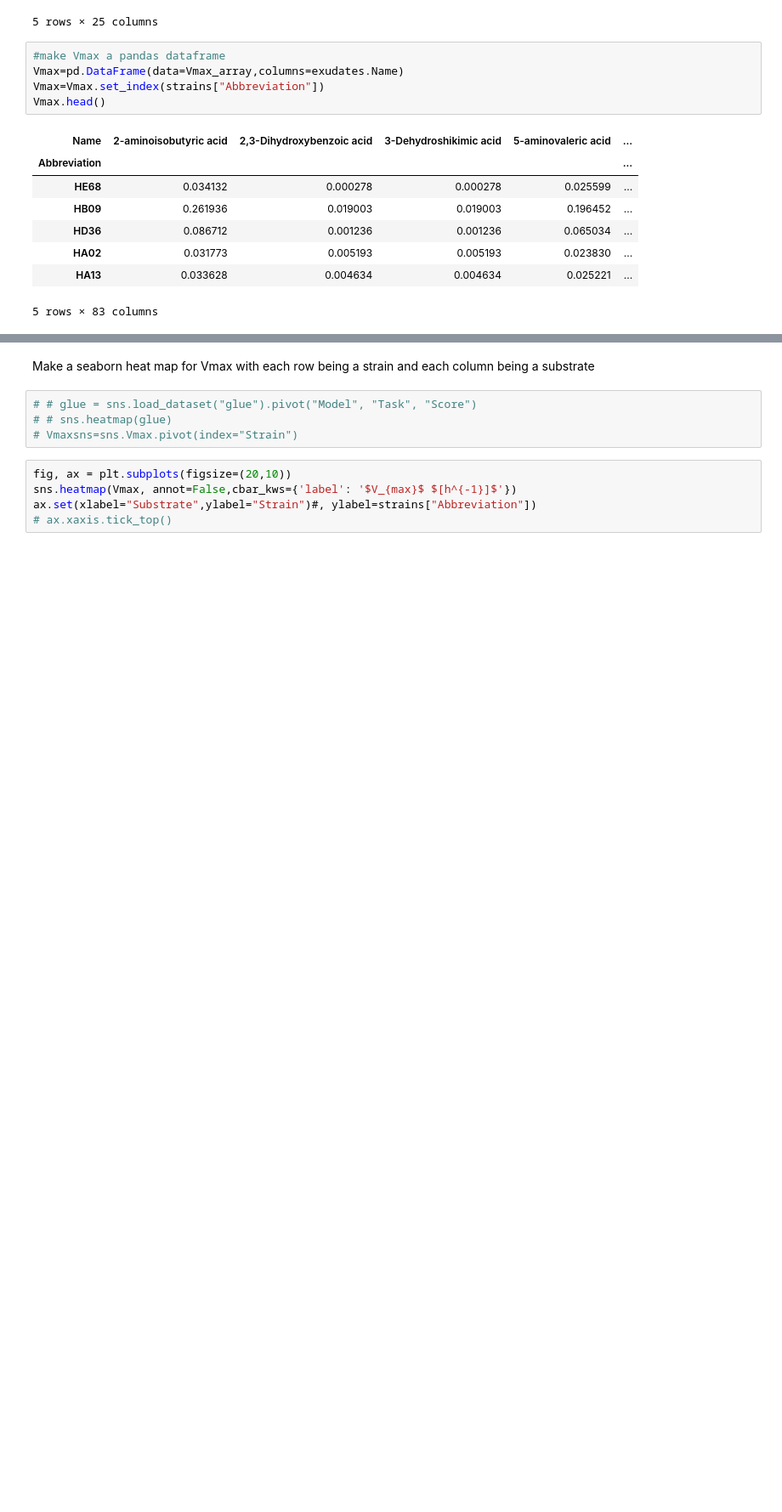
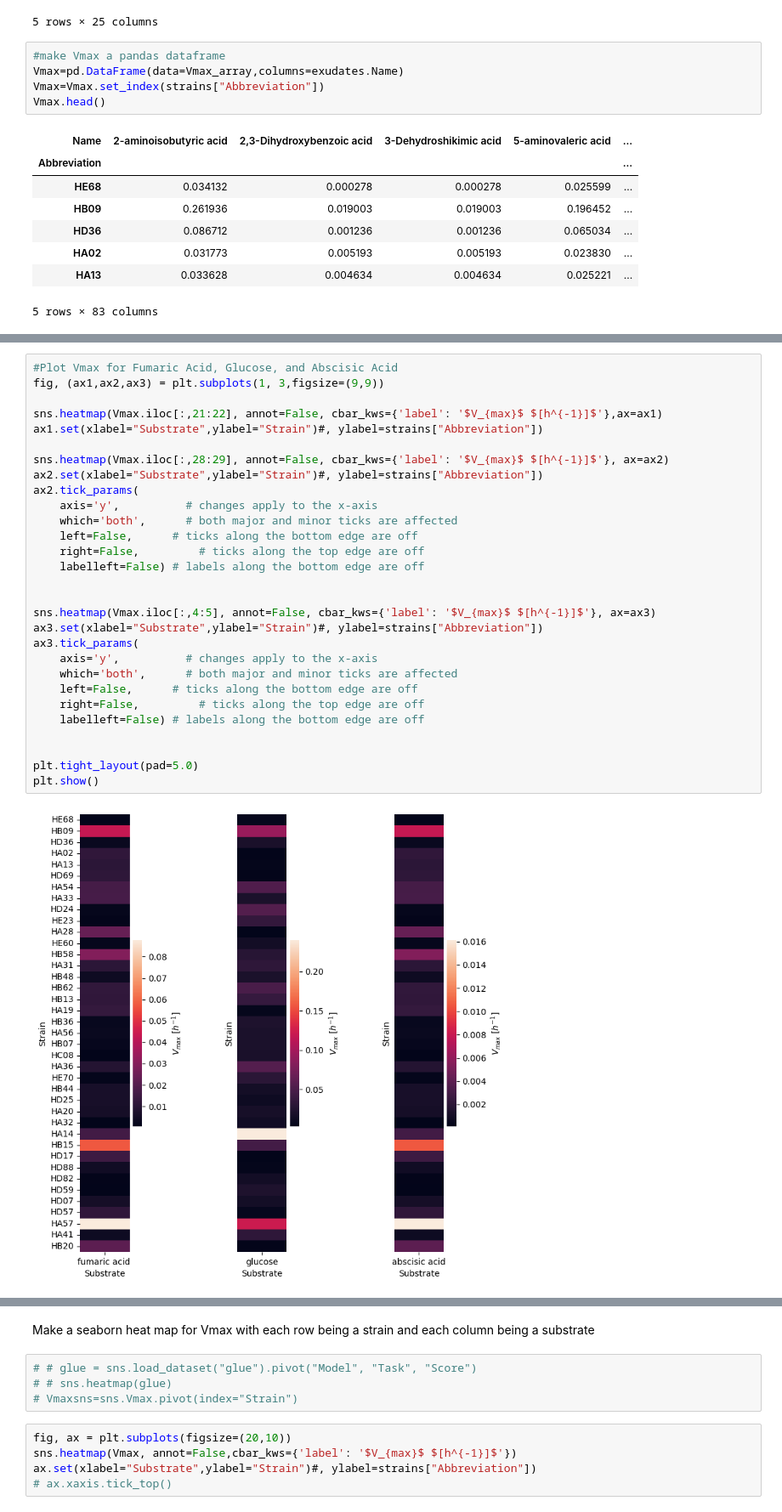
Before and after one commit to jennaisrael/DEBmicroTrait.jl, a Jupyter notebook: scripts/post_processing/comparing_strains.ipynb, the cells around one changed output, grey strips where cells are left out. Shown at 85% size. Cells and saved outputs as stored; diff of their text form; blank space fills up the shorter version.

```diff
--- a/scripts/post_processing/comparing_strains.ipynb
+++ b/scripts/post_processing/comparing_strains.ipynb
@@ -65,0 +124,31 @@ Vmax.head()
+# %%
+#Plot Vmax for Fumaric Acid, Glucose, and Abscisic Acid
+fig, (ax1,ax2,ax3) = plt.subplots(1, 3,figsize=(9,9))
+
+sns.heatmap(Vmax.iloc[:,21:22], annot=False, cbar_kws={'label': '$V_{max}$ $[h^{-1}]$'},ax=ax1)
+ax1.set(xlabel="Substrate",ylabel="Strain")#, ylabel=strains["Abbreviation"])
+
+sns.heatmap(Vmax.iloc[:,28:29], annot=False, cbar_kws={'label': '$V_{max}$ $[h^{-1}]$'}, ax=ax2)
+ax2.set(xlabel="Substrate",ylabel="Strain")#, ylabel=strains["Abbreviation"])
+ax2.tick_params(
+    axis='y',          # changes apply to the x-axis
+    which='both',      # both major and minor ticks are affected
+    left=False,      # ticks along the bottom edge are off
+    right=False,         # ticks along the top edge are off
+    labelleft=False) # labels along the bottom edge are off
+
+
+sns.heatmap(Vmax.iloc[:,4:5], annot=False, cbar_kws={'label': '$V_{max}$ $[h^{-1}]$'}, ax=ax3)
+ax3.set(xlabel="Substrate",ylabel="Strain")#, ylabel=strains["Abbreviation"])
+ax3.tick_params(
+    axis='y',          # changes apply to the x-axis
+    which='both',      # both major and minor ticks are affected
+    left=False,      # ticks along the bottom edge are off
+    right=False,         # ticks along the top edge are off
+    labelleft=False) # labels along the bottom edge are off
+
+
+plt.tight_layout(pad=5.0)
+plt.show()
+# %% [output]
+[figure, added]
```
Also changed, not shown: parts of 6 cells of this notebook, 21 other files.
